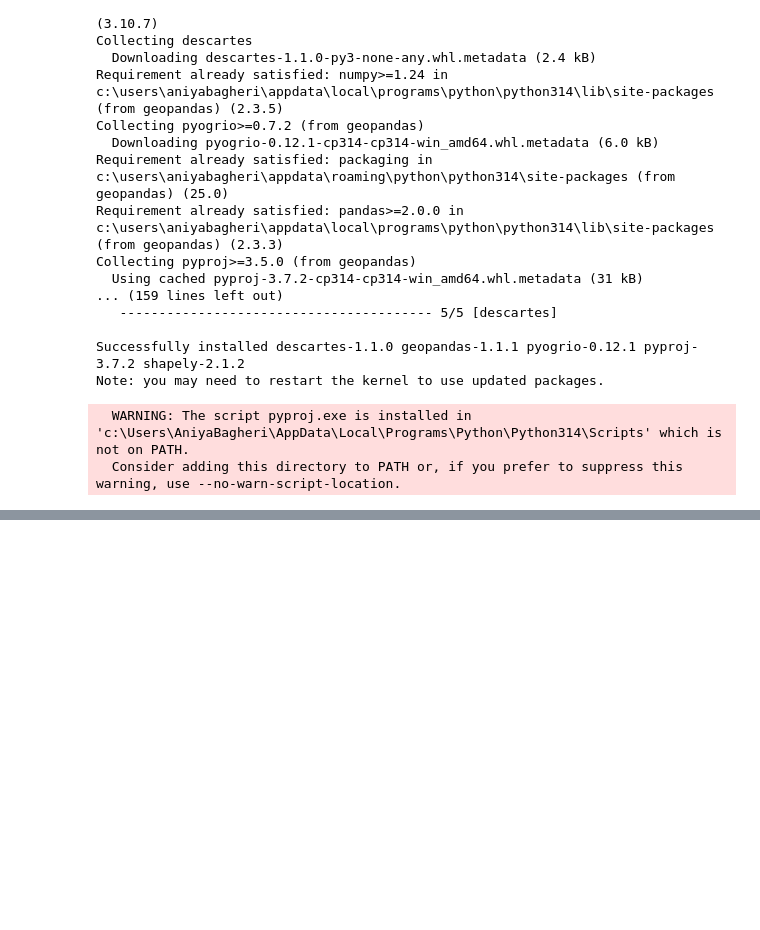
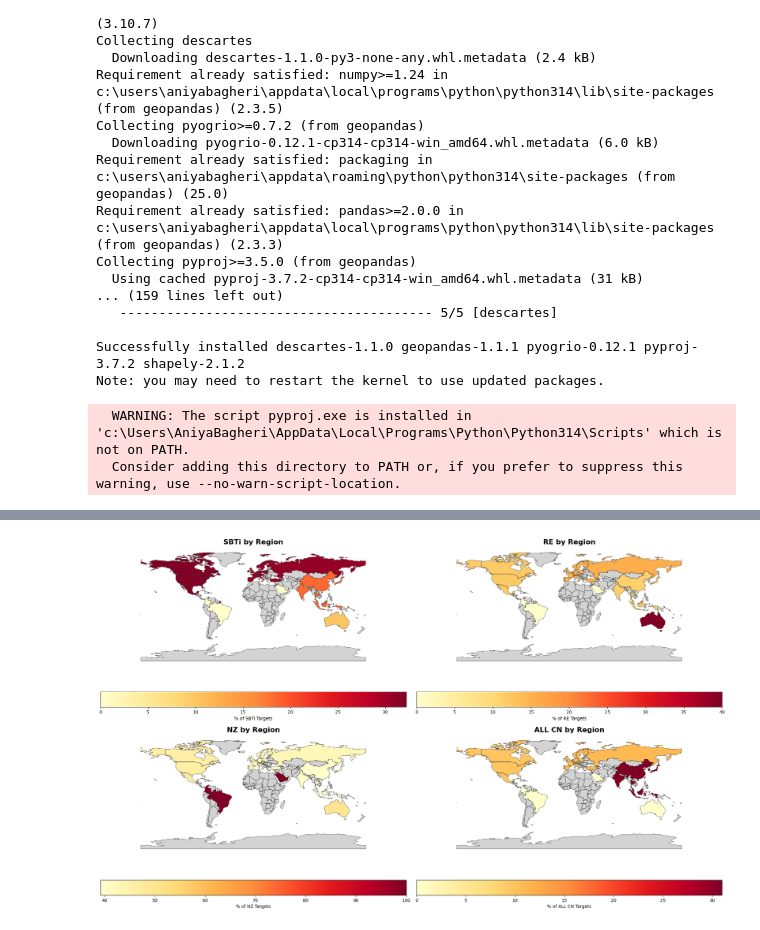
Before and after one commit to aniniaa/GF500_research_perliminary_data_analysis, a Jupyter notebook: comparative analysis/regional.ipynb, the cells around one changed output, grey strips where cells are left out. Saved outputs shown, nothing was run; the diff lists cells and outputs as text; code cells hidden in the pictures; blank space fills up the shorter version.

Commit message:
regional graphs and cleanups

```diff
--- a/comparative analysis/regional.ipynb
+++ b/comparative analysis/regional.ipynb
@@ -787,0 +867,86 @@ Note: you may need to restart the kernel to use updated packages.
+# %%
+import pandas as pd
+import geopandas as gpd
+import matplotlib.pyplot as plt
+
+# --- Load data ---
+df = pd.read_excel(
+    r'C:\Users\AniyaBagheri\GF500_research_perliminary_data_analysis\FG500_DataCollection_FY26_v4.cleaned.xlsm.xlsx',
+    sheet_name='FG500_DataCollection_FY26',
+    skiprows=2
+)
+
+df['Country'] = df['Country'].replace({'Britain': 'U.K.'})
+df.columns = df.columns.str.strip()
+
+# --- Region mapping ---
+region_map = {
+    'U.S.': 'North America', 'Canada': 'North America', 'Mexico': 'North America',
+    'China': 'Asia', 'Japan': 'Asia', 'India': 'Asia', 'South Korea': 'Asia', 'Taiwan': 'Asia',
+    'Thailand': 'Asia', 'Singapore': 'Asia', 'Malaysia': 'Asia', 'Indonesia': 'Asia',
+    'Germany': 'Europe', 'U.K.': 'Europe', 'France': 'Europe', 'Italy': 'Europe',
+    'Russia': 'Europe', 'Spain': 'Europe', 'Netherlands': 'Europe', 'Switzerland': 'Europe',
+    'Turkey': 'Europe', 'Poland': 'Europe', 'Belgium': 'Europe', 'Sweden': 'Europe',
+    'Ireland': 'Europe', 'Austria': 'Europe', 'Norway': 'Europe', 'Denmark': 'Europe',
+    'Finland': 'Europe', 'Portugal': 'Europe', 'Luxembourg': 'Europe',
+    'Saudi Arabia': 'Middle East', 'UAE': 'Middle East', 'Qatar': 'Middle East',
+    'Brazil': 'Latin America', 'Colombia': 'Latin America',
+    'Australia': 'Oceania'
+}
+
+df['Region'] = df['Country'].map(region_map)
+
+required_columns = ['ALL CN', 'All SBTi ST', 'All NZ', 'All RE']
+
+# --- Aggregate data by region ---
+region_data = df.groupby('Region')[required_columns].sum().reset_index()
+region_data['Total'] = region_data[required_columns].sum(axis=1)
+for col in required_columns:
+    region_data[f'{col}_pct'] = (region_data[col] / region_data['Total'] * 100).round(1)
+
+# --- Load world shapefile ---
+world = gpd.read_file(r"C:\Users\AniyaBagheri\GF500_research_perliminary_data_analysis\ne_110m_admin_0_countries.shp")
+
+# --- Create mapping from shapefile country names to your regions ---
+shapefile_to_region = {
+    'United States of America': 'North America', 'Canada': 'North America', 'Mexico': 'North America',
+    'China': 'Asia', 'Japan': 'Asia', 'India': 'Asia', 'South Korea': 'Asia', 'Taiwan': 'Asia',
+    'Thailand': 'Asia', 'Singapore': 'Asia', 'Malaysia': 'Asia', 'Indonesia': 'Asia',
+    'Germany': 'Europe', 'United Kingdom': 'Europe', 'France': 'Europe', 'Italy': 'Europe',
+    'Russia': 'Europe', 'Spain': 'Europe', 'Netherlands': 'Europe', 'Switzerland': 'Europe',
+    'Turkey': 'Europe', 'Poland': 'Europe', 'Belgium': 'Europe', 'Sweden': 'Europe',
+    'Ireland': 'Europe', 'Austria': 'Europe', 'Norway': 'Europe', 'Denmark': 'Europe',
+    'Finland': 'Europe', 'Portugal': 'Europe', 'Luxembourg': 'Europe',
+    'Saudi Arabia': 'Middle East', 'United Arab Emirates': 'Middle East', 'Qatar': 'Middle East',
+    'Brazil': 'Latin America', 'Colombia': 'Latin America',
+    'Australia': 'Oceania'
+}
+
+world['Region'] = world['NAME'].map(shapefile_to_region)
+
+# --- Plotting setup ---
+targets = ['All SBTi ST', 'All RE', 'All NZ', 'ALL CN']
+colors_map = {'All SBTi ST': '#008ACA', 'All RE': '#4D58A6', 'All NZ': '#00B4B2', 'ALL CN': '#8B479B'}
+
+fig, axes = plt.subplots(2, 2, figsize=(20, 12))
+axes = axes.flatten()
+
+for ax, target in zip(axes, targets):
+    # Map region percentages to countries
+    pct_map = region_data.set_index('Region')[f'{target}_pct'].to_dict()
+    world['color_pct'] = world['Region'].map(pct_map)
+
+    world.boundary.plot(ax=ax, linewidth=0.5, color='#333333')
+    world.plot(column='color_pct', ax=ax, cmap='YlOrRd', legend=True,
+               missing_kwds={'color': 'lightgray'},
+               legend_kwds={'label': f"% of {target.replace('All ', '').replace(' ST','')} Targets",
+                            'orientation': "horizontal"})
+
+    ax.set_title(f"{target.replace('All ', '').replace(' ST','')} by Region", fontsize=16, fontweight='bold')
+    ax.axis('off')
+
+plt.tight_layout()
+plt.savefig("regional_targets_map.png", dpi=300, bbox_inches='tight')
+plt.show()
+# %% [output]
+[figure, added]
```
Also changed, not shown: parts of 9 cells of this notebook, 21 other files.
